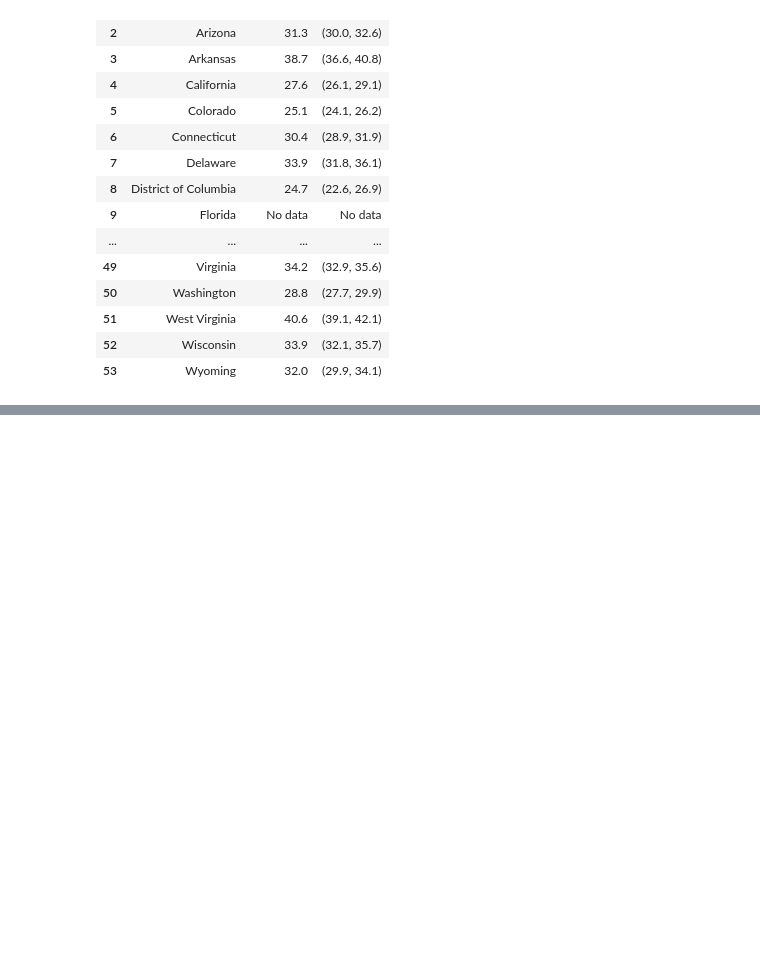
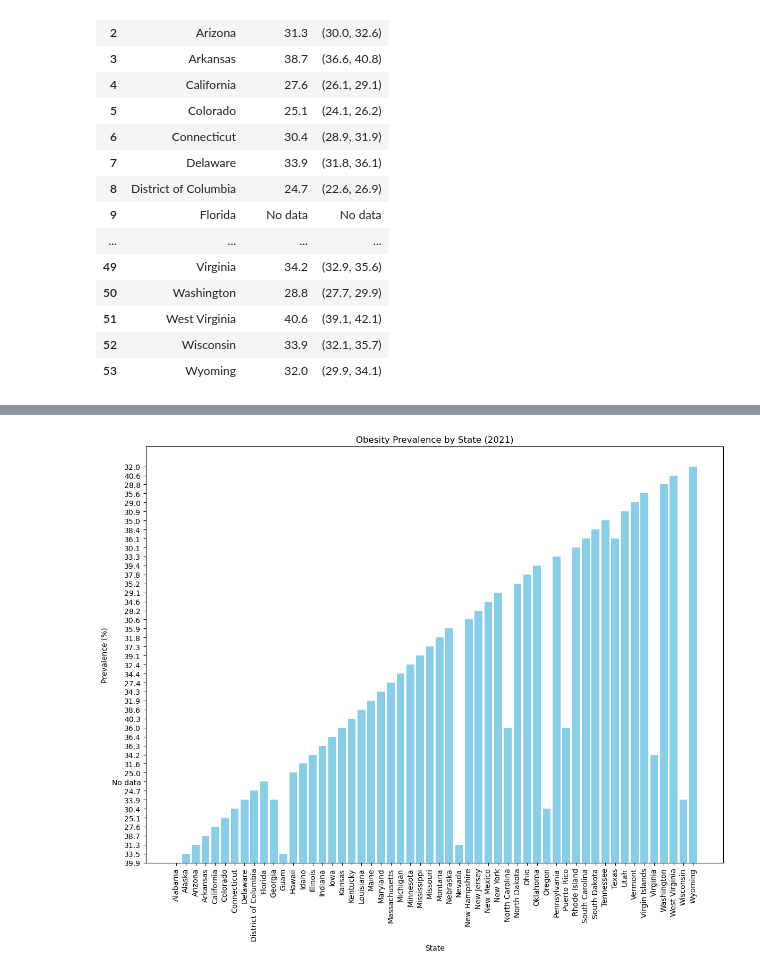
Before and after one commit to AclifftDepaul/Project1Repository, a Jupyter notebook: Untitled Folder/Obesity and Cancer.ipynb, the cells around one changed output, grey strips where cells are left out. Saved outputs shown, nothing was run; the diff lists cells and outputs as text; code cells hidden in the pictures; blank space fills up the shorter version.

Commit message:
obesity data on jupyter

```diff
--- a/Untitled Folder/Obesity and Cancer.ipynb
+++ b/Untitled Folder/Obesity and Cancer.ipynb
@@ -57,0 +138,19 @@ YearCancerAreaDF
+# %%
+import matplotlib.pyplot as plt
+import pandas as pd
+
+# Assuming you have the 'ObesityFullDF' DataFrame already loaded
+
+# Create a bar graph for obesity prevalence by state
+plt.figure(figsize=(12, 10))
+plt.bar(ObesityFullDF['State'], ObesityFullDF['Prevalence'], color='skyblue')
+plt.title('Obesity Prevalence by State (2021)')
+plt.xlabel('State')
+plt.ylabel('Prevalence (%)')
+plt.xticks(rotation=90)  # Rotate x-axis labels for readability
+plt.tight_layout()
+
+# Display the plot
+plt.show()
+# %% [output]
+[figure, added]
```
Also changed, not shown: parts of 7 cells of this notebook, 4 other files.
